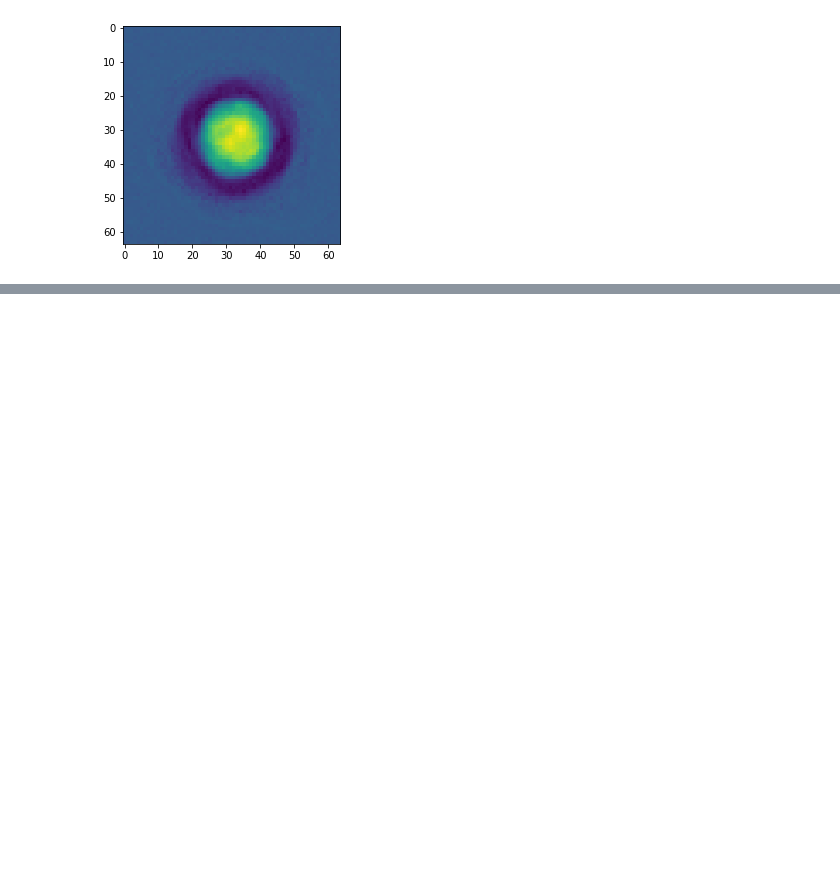
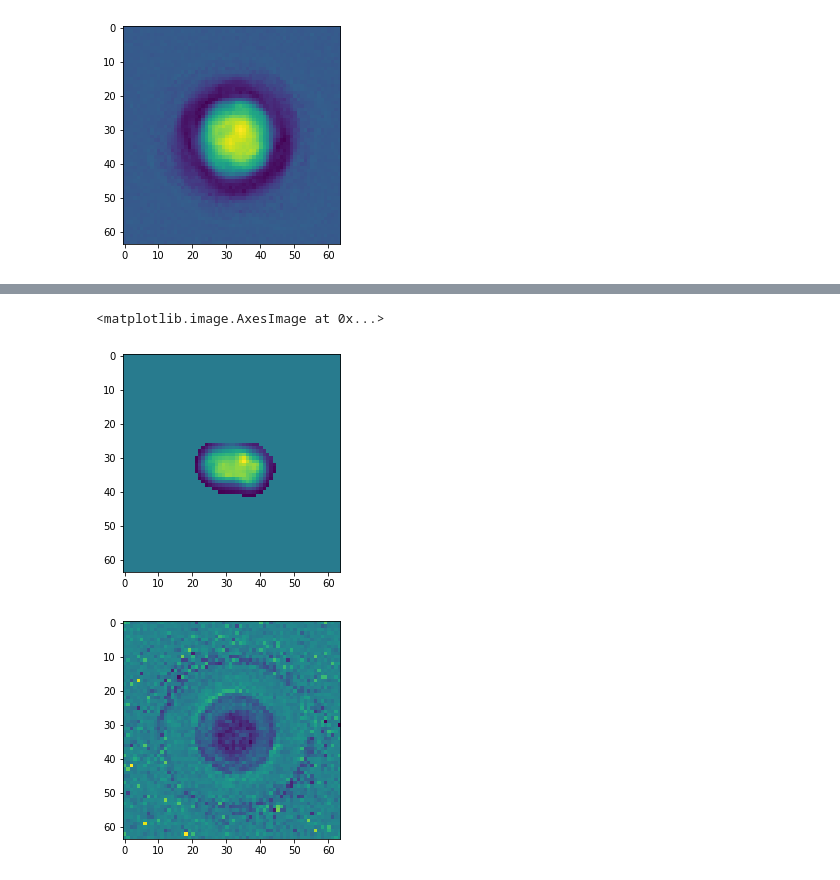
Before and after one commit to kantmanav/cell-life-cycle-vae, a Jupyter notebook: notebooks/write_tf_records/train_VAE-Copy1.ipynb, the cells around one changed output, grey strips where cells are left out. Cells and saved outputs as stored; diff of their text form; code cells hidden in the pictures; blank space fills up the shorter version.

```diff
--- a/notebooks/write_tf_records/train_VAE-Copy1.ipynb
+++ b/notebooks/write_tf_records/train_VAE-Copy1.ipynb
@@ -550,0 +568,15 @@ ax.imshow(xhat[0])
+# %%
+import matplotlib.pyplot as plt
+
+x = np.array([val_tracks.appearances[2][13][6]])
+xhat = AE_comp(x).mean()
+
+fig, ax = plt.subplots()
+ax.imshow(x[0])
+
+fig, ax = plt.subplots()
+ax.imshow(xhat[0])
+# %% [output]
+<matplotlib.image.AxesImage at 0x...>
+[figure, added]
+[figure, added]
```
Also changed, not shown: parts of 12 cells of this notebook, 1 other file.
